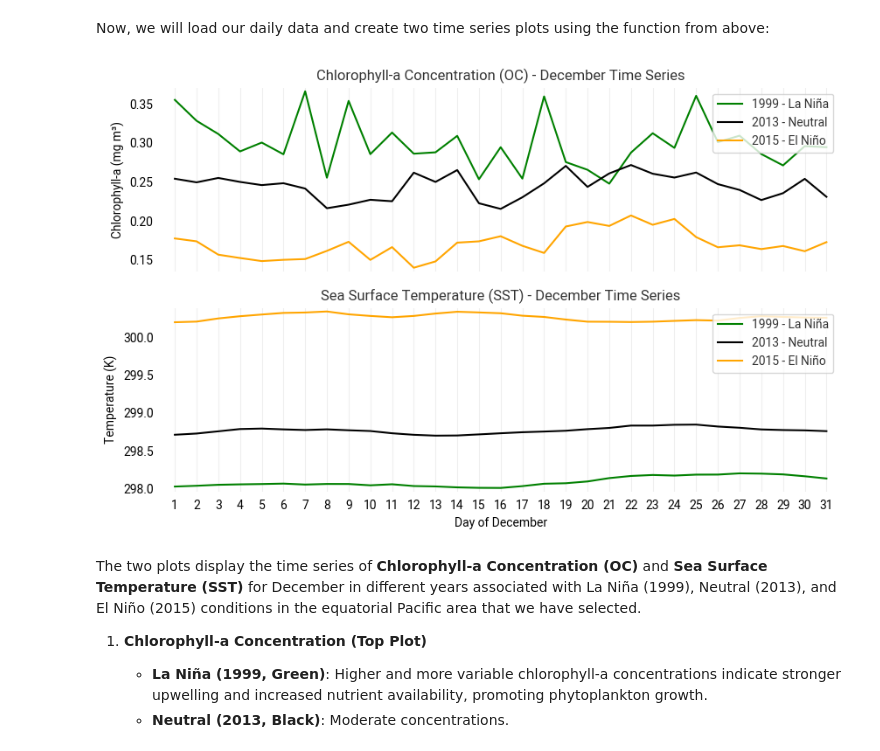
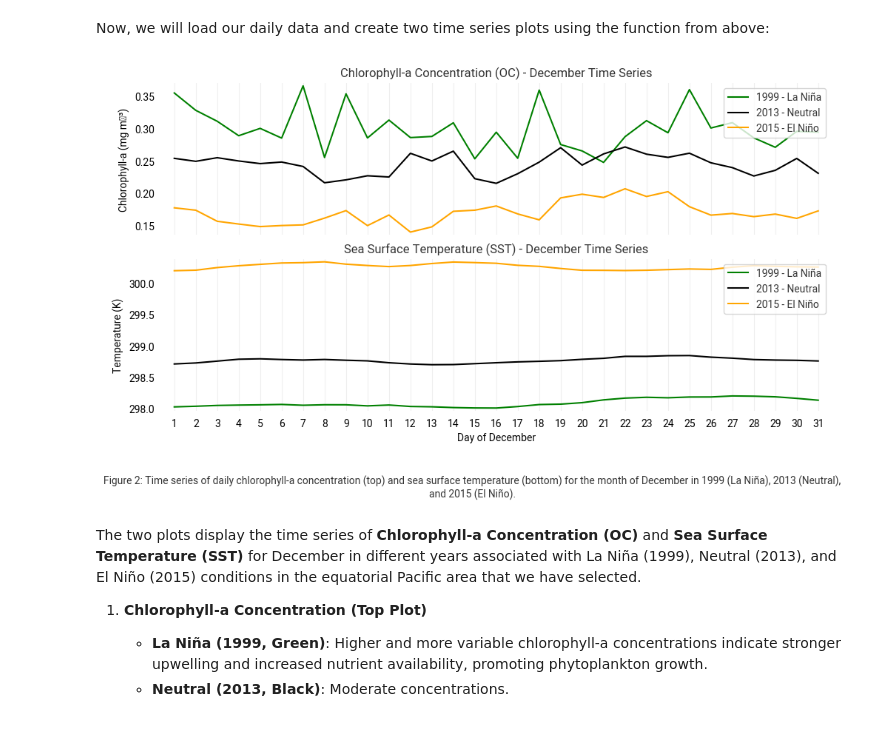
Before and after one commit to ecmwf-training/c3s-training-submodule-sat-obs-ocean, a Jupyter notebook: ocean-colour-sea-surface-temperature.ipynb, the cells around one changed output. Cells and saved outputs as stored; diff of their text form; code cells hidden in the pictures.

```diff
--- a/ocean-colour-sea-surface-temperature.ipynb
+++ b/ocean-colour-sea-surface-temperature.ipynb
@@ -485,39 +527,46 @@ Now, we will load our daily data and create two time series plots using the func
 oc_data = load_december_data("./data_cds_oc", "chlor_a")
 sst_data = load_december_data("./data_cds_sst", "analysed_sst")
 
 # Define colors:
-# Green shades for OC, Orange shades for SST
 oc_colors = {"1999": "green", "2013": "black", "2015": "orange"}
 sst_colors = {"1999": "green", "2013": "black", "2015": "orange"}
 
 # Create a figure with two subplots
 fig, axes = plt.subplots(2, 1, figsize=(10, 6), sharex=True)
 
 # Plot OC data (Chlorophyll-a)
 for (year, phase), ds in oc_data.items():
     axes[0].plot(ds.time.dt.day, ds, label=f"{year} - {phase}", color=oc_colors[str(year)])
 
 # Plot SST data (Sea Surface Temperature)
 for (year, phase), ds in sst_data.items():
     axes[1].plot(ds.time.dt.day, ds, label=f"{year} - {phase}", color=sst_colors[str(year)])
 
 # Set titles and labels
 axes[0].set_title("Chlorophyll-a Concentration (OC) - December Time Series")
 axes[1].set_title("Sea Surface Temperature (SST) - December Time Series")
-
-# Format x-axis to show only "December days"
 axes[1].set_xlabel("Day of December")
 axes[1].set_xticks(range(1, 32))
 
-# Configure legends
+# Configure legends and y-axis labels
 for ax in axes:
-    ax.set_ylabel("Chlorophyll-a (mg m³)" if ax == axes[0] else "Temperature (K)")
+    ax.set_ylabel("Chlorophyll-a (mg m⁻³)" if ax == axes[0] else "Temperature (K)")
     ax.grid()
     ax.legend(loc="upper right")
 
+# Add figure caption
+caption = (
+    "Figure 2: Time series of daily chlorophyll-a concentration (top) and sea surface temperature (bottom) "
+    "for the month of December in 1999 (La Niña), 2013 (Neutral), and 2015 (El Niño)."
+)
+plt.figtext(0.5, 0.01, caption, wrap=True, horizontalalignment='center', fontsize=10)
+
+# Adjust layout
+plt.tight_layout()
+plt.subplots_adjust(bottom=0.20)
 plt.show()
 # %% [output]
-[figure, old version]
+[figure, new version]
 # %% [markdown]
 The two plots display the time series of **Chlorophyll-a Concentration (OC)** and **Sea Surface Temperature (SST)** for December in different years associated with La Niña (1999), Neutral (2013), and El Niño (2015) conditions in the equatorial Pacific area that we have selected.
 
```
Also changed, not shown: parts of 22 cells of this notebook.
